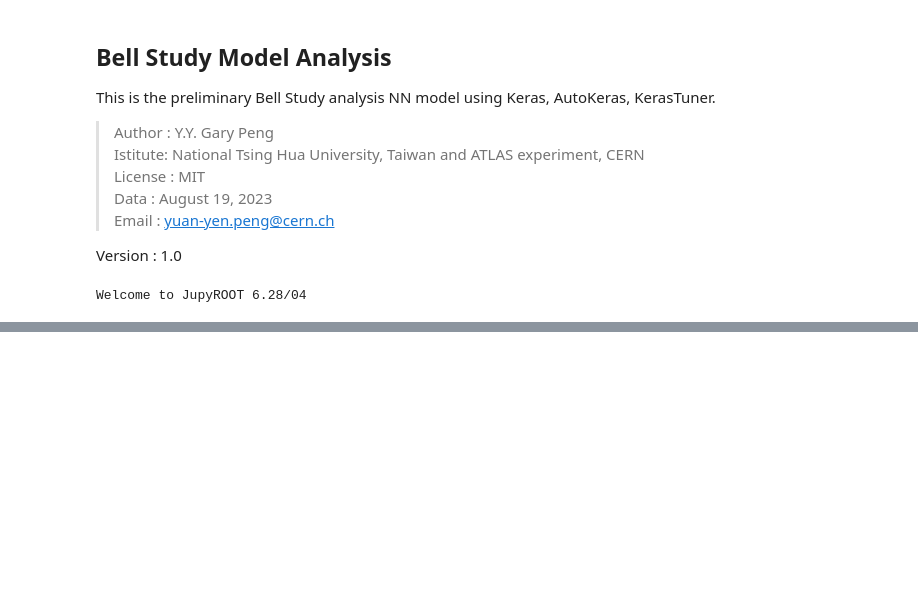
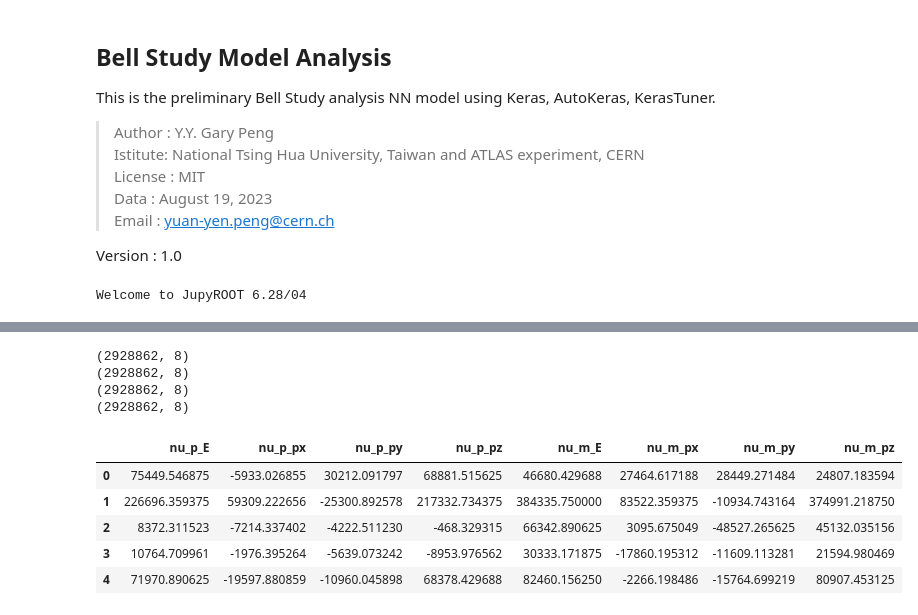
Before and after one commit to yygarypeng/Bell-Analysis, a Jupyter notebook: TRUTH3_dump_CutAnalysis/ModelTest.ipynb, the cells around one changed output, grey strips where cells are left out. Drawn from its saved outputs; the diff is of its cells as text; code cells hidden in the pictures; blank space fills up the shorter version.

```diff
--- a/TRUTH3_dump_CutAnalysis/ModelTest.ipynb
+++ b/TRUTH3_dump_CutAnalysis/ModelTest.ipynb
@@ -86,0 +83,47 @@ model = keras.models.load_model('./models/KerasTuner.h5')
+# %%
+# Kinemetic info of leptons.
+lep_kin = pd.DataFrame({
+    'lep_p_E' : LepP['E'],
+    'lep_p_px': LepP['px'],
+    'lep_p_py': LepP['py'],
+    'lep_p_pz': LepP['pz'],
+    'lep_m_E' : LepM['E'],
+    'lep_m_px': LepM['px'],
+    'lep_m_py': LepM['py'],
+    'lep_m_pz': LepM['pz'],
+})
+
+# check format l+ -> (E, px, py, pz); then, append l- with the same format of l+.
+print(lep_kin.shape)
+lep_kin.drop(RMV_EVT, inplace=True)
+print(lep_kin.shape)
+lep_kin.head(5)
+
+# Kinemetic info of neutirnos.
+nu_kin = pd.DataFrame({
+    'nu_p_E' : NuP['E'],
+    'nu_p_px': NuP['px'],
+    'nu_p_py': NuP['py'],
+    'nu_p_pz': NuP['pz'],
+    'nu_m_E' : NuM['E'],
+    'nu_m_px': NuM['px'],
+    'nu_m_py': NuM['py'],
+    'nu_m_pz': NuM['pz'],
+})
+
+# check format nu+ -> (E, px, py, pz); then, append nu- with the same format of l+.
+print(nu_kin.shape)
+nu_kin.drop(RMV_EVT, inplace=True)
+print(nu_kin.shape)
+nu_kin.head(5)
+# %% [output]
+(2928862, 8)
+(2928862, 8)
+(2928862, 8)
+(2928862, 8)
+|  | nu_p_E | nu_p_px | nu_p_py | nu_p_pz | nu_m_E | nu_m_px | nu_m_py | nu_m_pz |
+| 0 | 75449.546875 | -5933.026855 | 30212.091797 | 68881.515625 | 46680.429688 | 27464.617188 | 28449.271484 | 24807.183594 |
+| 1 | 226696.359375 | 59309.222656 | -25300.892578 | 217332.734375 | 384335.750000 | 83522.359375 | -10934.743164 | 374991.218750 |
+| 2 | 8372.311523 | -7214.337402 | -4222.511230 | -468.329315 | 66342.890625 | 3095.675049 | -48527.265625 | 45132.035156 |
+| 3 | 10764.709961 | -1976.395264 | -5639.073242 | -8953.976562 | 30333.171875 | -17860.195312 | -11609.113281 | 21594.980469 |
+| 4 | 71970.890625 | -19597.880859 | -10960.045898 | 68378.429688 | 82460.156250 | -2266.198486 | -15764.699219 | 80907.453125 |
```
Also changed, not shown: parts of 9 cells of this notebook.
